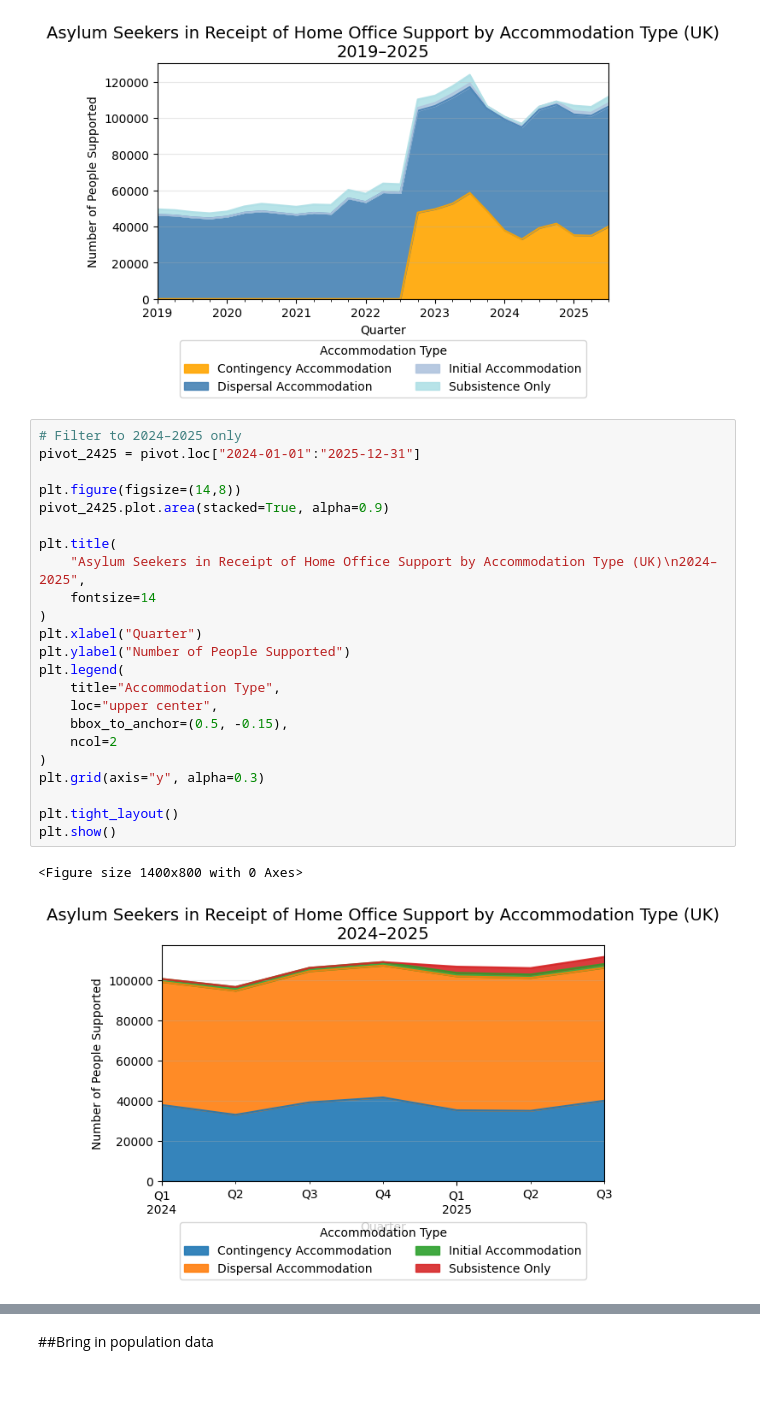
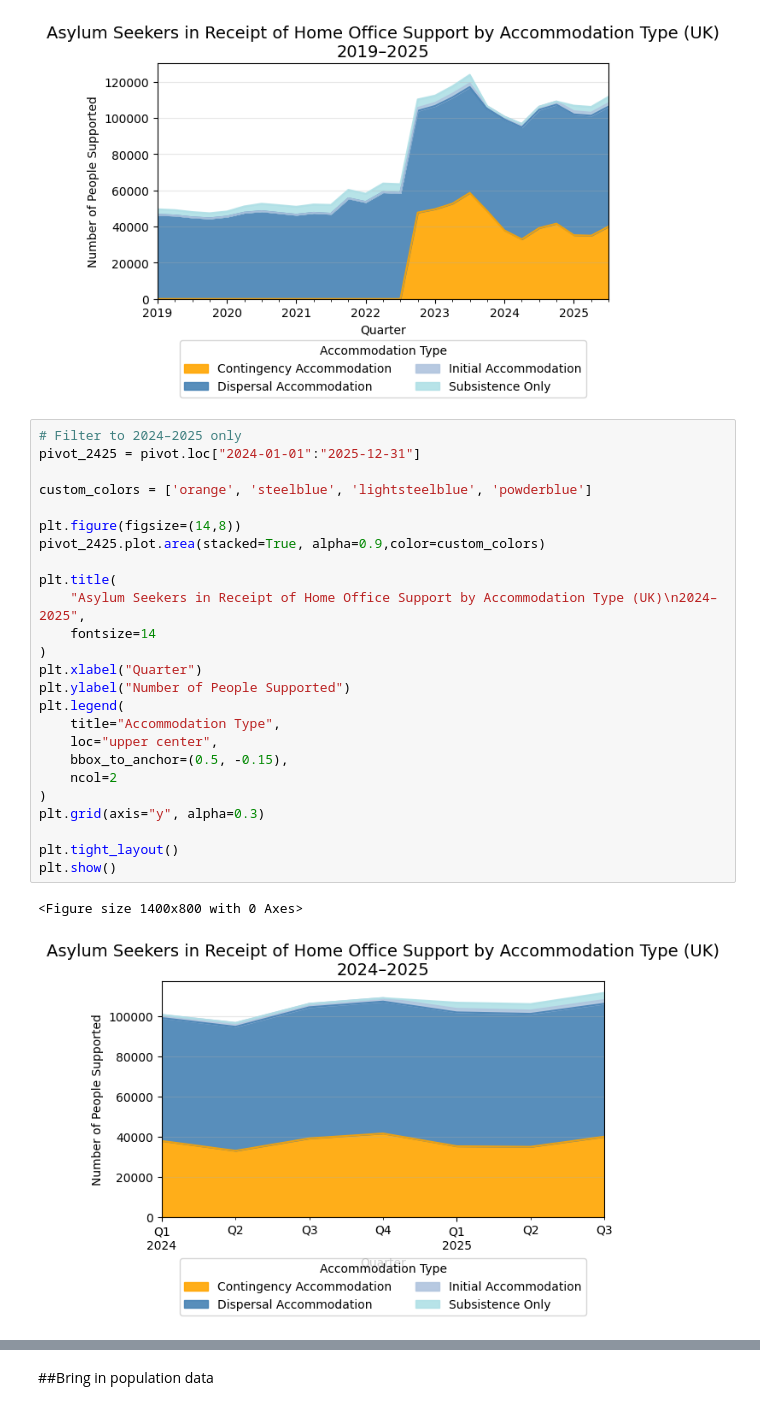
Before and after one commit to awenroberts/QM2-Project, a Jupyter notebook: FINAL_asylum_seekers_receiving_support_data.ipynb, the cells around one changed output, grey strips where cells are left out. Saved outputs shown, nothing was run; the diff lists cells and outputs as text.

```diff
--- a/FINAL_asylum_seekers_receiving_support_data.ipynb
+++ b/FINAL_asylum_seekers_receiving_support_data.ipynb
@@ -229,27 +260,29 @@ plt.show()
 # %%
 # Filter to 2024–2025 only
 pivot_2425 = pivot.loc["2024-01-01":"2025-12-31"]
 
+custom_colors = ['orange', 'steelblue', 'lightsteelblue', 'powderblue']
+
 plt.figure(figsize=(14,8))
-pivot_2425.plot.area(stacked=True, alpha=0.9)
+pivot_2425.plot.area(stacked=True, alpha=0.9,color=custom_colors)
 
 plt.title(
     "Asylum Seekers in Receipt of Home Office Support by Accommodation Type (UK)\n2024–2025",
     fontsize=14
 )
 plt.xlabel("Quarter")
 plt.ylabel("Number of People Supported")
 plt.legend(
     title="Accommodation Type",
     loc="upper center",
     bbox_to_anchor=(0.5, -0.15),
     ncol=2
 )
 plt.grid(axis="y", alpha=0.3)
 
 plt.tight_layout()
 plt.show()
 # %% [output]
 <Figure size 1400x800 with 0 Axes>
-[figure, old version]
+[figure, new version]
 # %%
```
Also changed, not shown: parts of 25 cells of this notebook.
